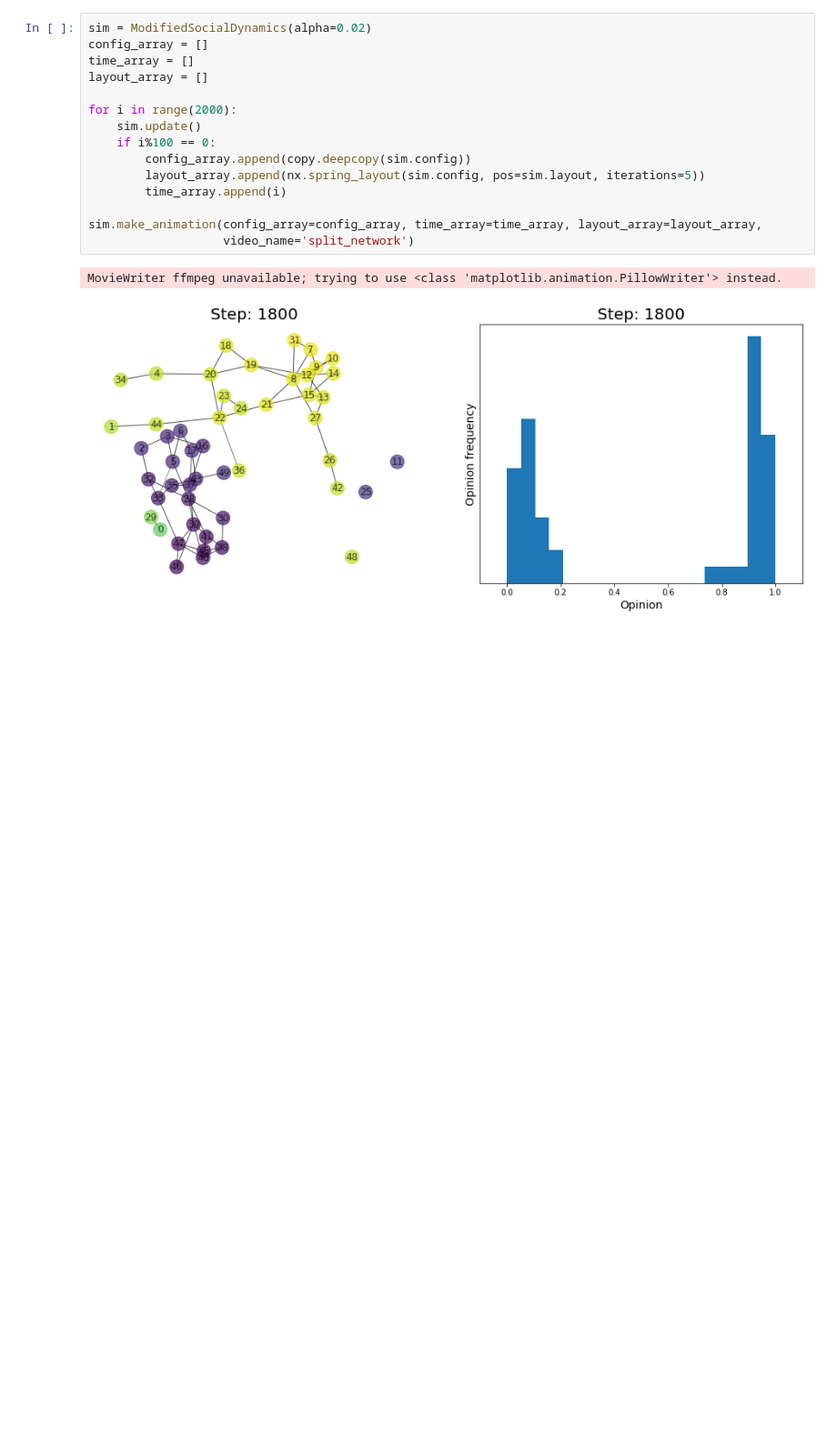
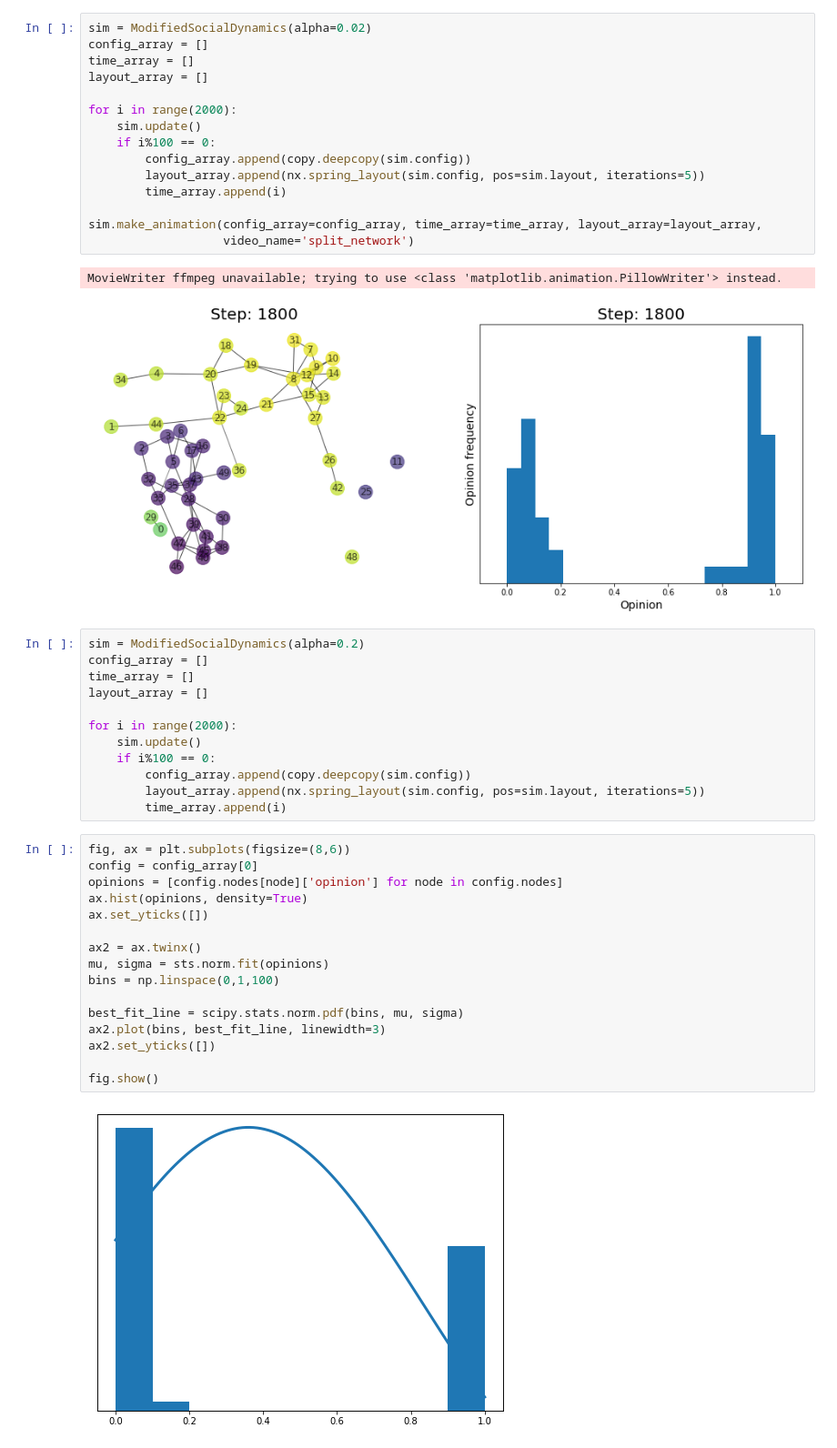
Before and after one commit to quachhungvietnam/CS166_Simulation, a Jupyter notebook: Network_Simulation/Assignment3.ipynb, the cells around one changed output. Shown at 91% size. Cells and saved outputs as stored; diff of their text form; blank space fills up the shorter version.

```diff
--- a/Network_Simulation/Assignment3.ipynb
+++ b/Network_Simulation/Assignment3.ipynb
@@ -466,3 +467,33 @@ sim.make_animation(config_array=config_array, time_array=time_array, layout_arra
 # %% [output]
 MovieWriter ffmpeg unavailable; trying to use <class 'matplotlib.animation.PillowWriter'> instead.
 [figure]
+# %%
+sim = ModifiedSocialDynamics(alpha=0.2)
+config_array = []
+time_array = []
+layout_array = []
+
+for i in range(2000):
+    sim.update()
+    if i%100 == 0:
+        config_array.append(copy.deepcopy(sim.config))
+        layout_array.append(nx.spring_layout(sim.config, pos=sim.layout, iterations=5))
+        time_array.append(i)
+# %%
+fig, ax = plt.subplots(figsize=(8,6))
+config = config_array[0]
+opinions = [config.nodes[node]['opinion'] for node in config.nodes]
+ax.hist(opinions, density=True)
+ax.set_yticks([])
+
+ax2 = ax.twinx()
+mu, sigma = sts.norm.fit(opinions)
+bins = np.linspace(0,1,100)
+
+best_fit_line = scipy.stats.norm.pdf(bins, mu, sigma)
+ax2.plot(bins, best_fit_line, linewidth=3)
+ax2.set_yticks([])
+
+fig.show()
+# %% [output]
+[figure, added]
```
Also changed, not shown: parts of 1 cell of this notebook, 2 other files.
